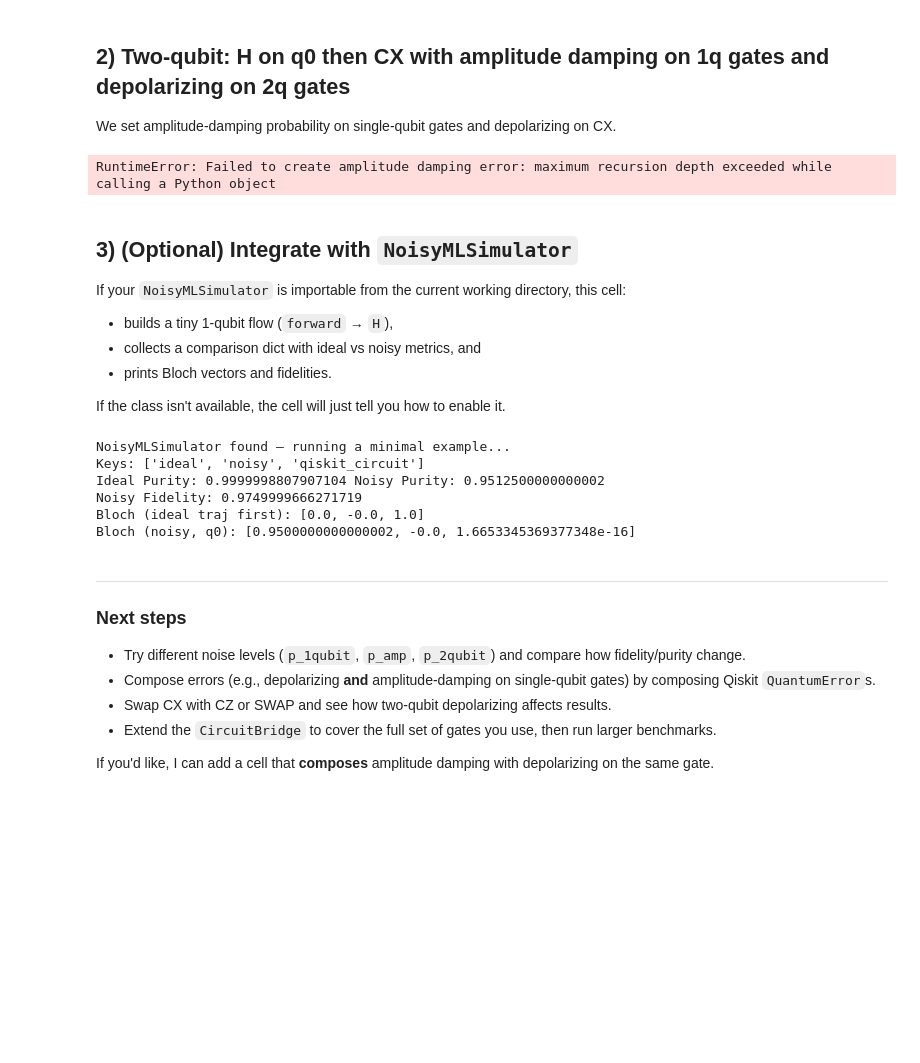
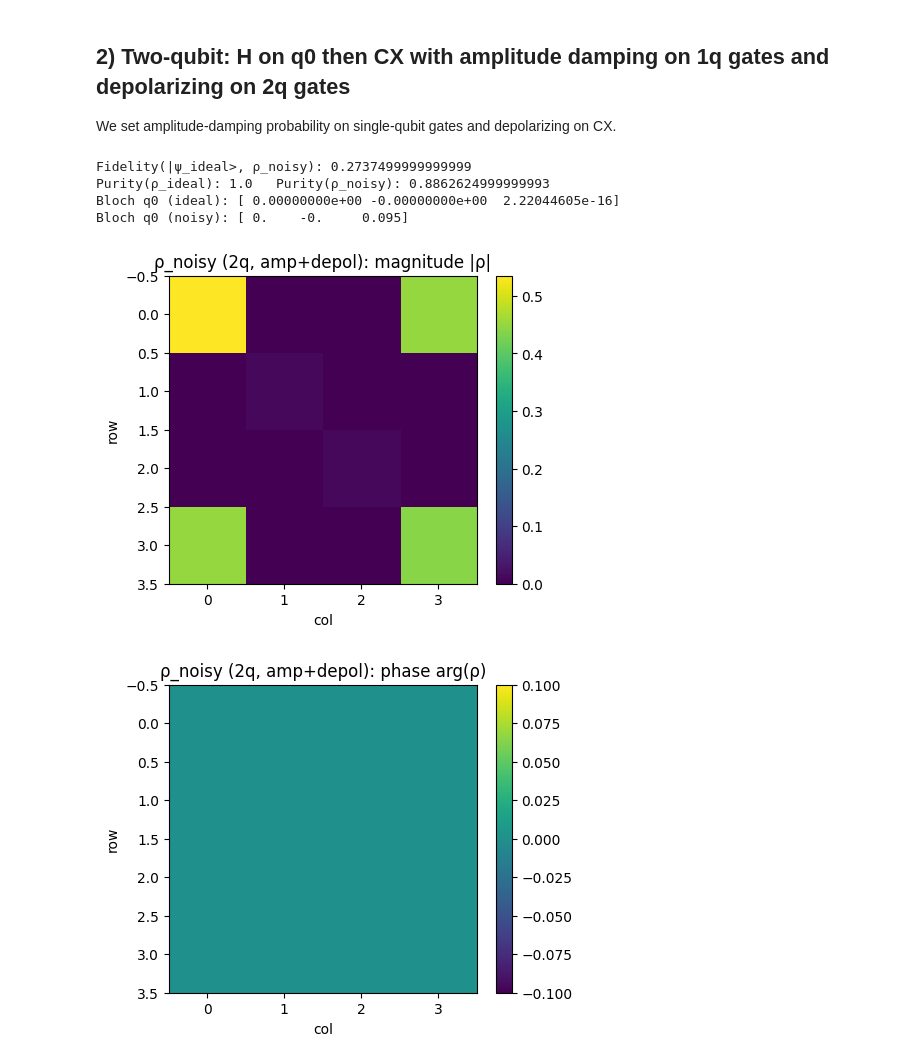
Before and after one commit to debasmita2102/qml-playground-noisy-qamp, a Jupyter notebook: app/backends/Demo.ipynb, the cells around one changed output. Saved outputs shown, nothing was run; the diff lists cells and outputs as text; code cells hidden in the pictures; blank space fills up the shorter version.

```diff
--- a/app/backends/Demo.ipynb
+++ b/app/backends/Demo.ipynb
@@ -205,84 +207,36 @@ qc_2q.cx(0, 1)
 
 # Ideal density
 rho_ideal_2q = simulate_ideal_density(qc_2q)
 
 # Noisy: amplitude damping for 1q, depolarizing for 2q
 ne_amp = NoiseExtractor(p_1qubit=0.0, p_2qubit=0.05, error_kind="amplitude_damping", p_amp=0.1)
 rho_noisy_2q = ne_amp.simulate_circuit(qc_2q)
-
-assert is_density_matrix(rho_noisy_2q), "Noisy output is not a valid density matrix."
 
 # Ideal |ψ> for this circuit: (|00> + |10>)/√2
 psi_plus0 = np.array([1.0, 1.0], dtype=np.complex128) / np.sqrt(2)
 psi_ideal_2q = np.kron(psi_plus0, np.array([1.0, 0.0], dtype=np.complex128))
 
 fid_2q = fidelity_pure(psi_ideal_2q, rho_noisy_2q)
 pur_ideal_2q = purity(rho_ideal_2q)
 pur_noisy_2q = purity(rho_noisy_2q)
 
 print("Fidelity(|ψ_ideal>, ρ_noisy):", fid_2q)
 print("Purity(ρ_ideal):", pur_ideal_2q, "  Purity(ρ_noisy):", pur_noisy_2q)
 
 # Reduced single-qubit states & Bloch vectors (qubit 0)
 rho0_ideal = reduced_density(rho_ideal_2q, n_qubits=2, keep=0)
 rho0_noisy = reduced_density(rho_noisy_2q, n_qubits=2, keep=0)
 bloch0_ideal = bloch_from_density_1q(rho0_ideal)
 bloch0_noisy = bloch_from_density_1q(rho0_noisy)
 print("Bloch q0 (ideal):", bloch0_ideal)
 print("Bloch q0 (noisy):", bloch0_noisy)
 
 # Visualize
 show_density_heatmaps(rho_noisy_2q, title_prefix="ρ_noisy (2q, amp+depol)")
 # %% [output]
-RuntimeError: Failed to create amplitude damping error: maximum recursion depth exceeded while calling a Python object
+Fidelity(|ψ_ideal>, ρ_noisy): 0.2737499999999999
+Purity(ρ_ideal): 1.0   Purity(ρ_noisy): 0.8862624999999993
+Bloch q0 (ideal): [ 0.00000000e+00 -0.00000000e+00  2.22044605e-16]
+Bloch q0 (noisy): [ 0.    -0.     0.095]
+[figure, added]
+[figure, added]
-# %% [markdown]
-
-## 3) (Optional) Integrate with `NoisyMLSimulator`
-If your `NoisyMLSimulator` is importable from the current working directory, this cell:
-- builds a tiny 1-qubit flow (`forward` → `H`),
-- collects a comparison dict with ideal vs noisy metrics, and
-- prints Bloch vectors and fidelities.
-
-If the class isn't available, the cell will just tell you how to enable it.
-# %%
-
-try:
-    from noisy_ml_simulator import NoisyMLSimulator
-    import torch
-
-    print("NoisyMLSimulator found — running a minimal example...")
-    sim = NoisyMLSimulator(n_qubits=1, n_layers=1, p_1qubit=0.05, p_2qubit=0.0, track_noise=True, gpu=False, seed=42)
-    X = torch.rand(1, 3)  # dummy feature vector
-    _ = sim.forward(X)    # initializes |0>
-    _ = sim.H([0], n_samples=1)
-
-    out = sim.get_comparison()
-    print("Keys:", list(out.keys()))
-    print("Ideal Purity:", out["ideal"]["purity"], "Noisy Purity:", out["noisy"]["purity"])
-    print("Noisy Fidelity:", out["noisy"]["fidelity"])
-    print("Bloch (ideal traj first):", out["ideal"]["bloch_trajectory"][0])
-    print("Bloch (noisy, q0):", out["noisy"]["bloch"])
-
-except Exception as e:
-    print("NoisyMLSimulator not available or failed to run.\n"
-          "To enable this cell, ensure your project folder is on PYTHONPATH and "+
-          "that 'noisy_ml_simulator.py' and its dependencies are importable.\n\n"
-          f"Details: {e}")
-# %% [output]
-NoisyMLSimulator found — running a minimal example...
-Keys: ['ideal', 'noisy', 'qiskit_circuit']
-Ideal Purity: 0.9999998807907104 Noisy Purity: 0.9512500000000002
-Noisy Fidelity: 0.9749999666271719
-Bloch (ideal traj first): [0.0, -0.0, 1.0]
-Bloch (noisy, q0): [0.9500000000000002, -0.0, 1.6653345369377348e-16]
-# %% [markdown]
-
----
-
-### Next steps
-- Try different noise levels (`p_1qubit`, `p_amp`, `p_2qubit`) and compare how fidelity/purity change.
-- Compose errors (e.g., depolarizing **and** amplitude-damping on single-qubit gates) by composing Qiskit `QuantumError`s.
-- Swap CX with CZ or SWAP and see how two-qubit depolarizing affects results.
-- Extend the `CircuitBridge` to cover the full set of gates you use, then run larger benchmarks.
-
-If you'd like, I can add a cell that **composes** amplitude damping with depolarizing on the same gate.
```
Also changed, not shown: parts of 2 cells of this notebook, 2 other files.
